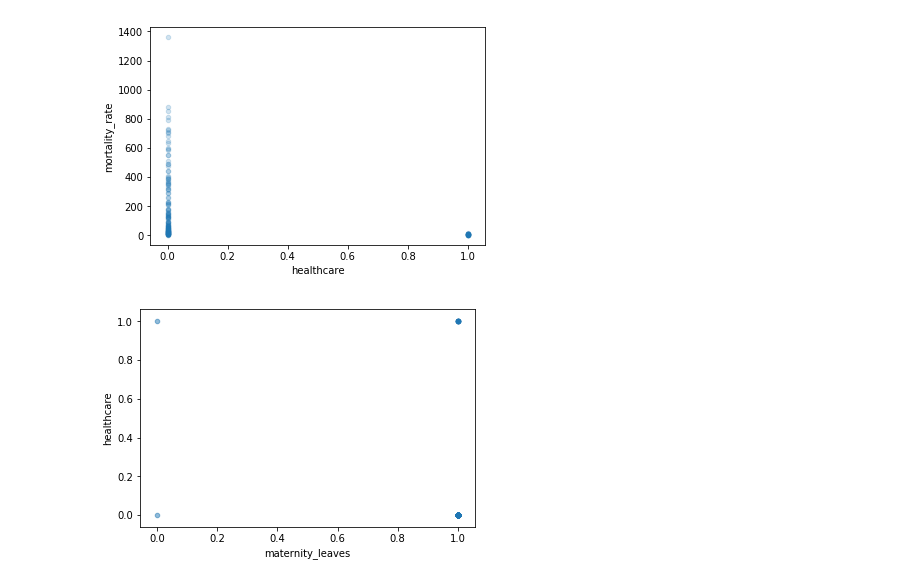
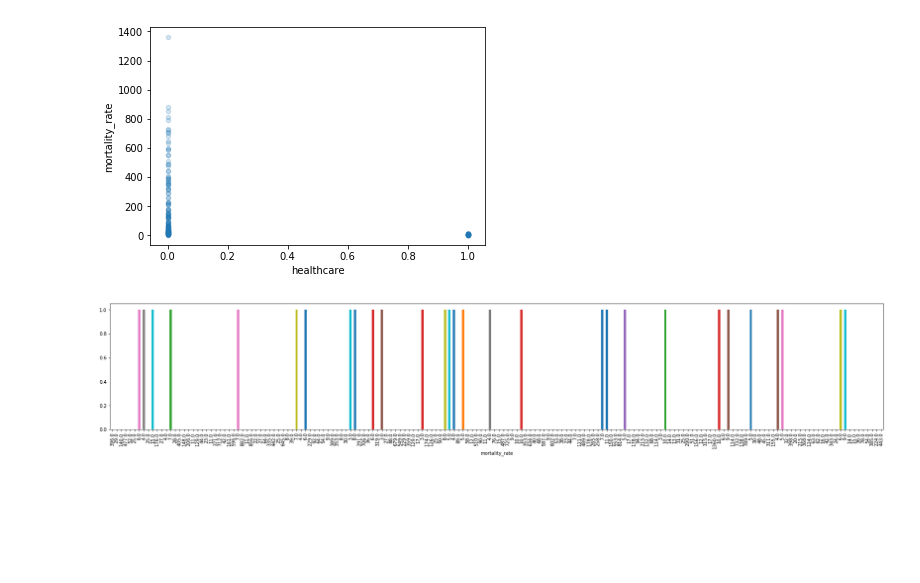
Before and after one commit to imamun93/Maternal_Mortality_Rate, a Jupyter notebook: WIP.ipynb, the cells around one changed output. Drawn from its saved outputs; the diff is of its cells as text; code cells hidden in the pictures; blank space fills up the shorter version.

Commit message:
graphs

```diff
--- a/WIP.ipynb
+++ b/WIP.ipynb
@@ -1149,6 +1149,6 @@ mrh= pop.plot(kind='scatter', x='healthcare', y='mortality_rate', alpha=.2) #sca
 # %% [output]
 [figure]
-# %%
-hm= pop.plot(kind='scatter', x='maternity_leaves', y='healthcare', alpha=.2) #scatter plot fertile rate vs. mortality rate
-# %% [output]
-[figure, removed]
+# %%
+mrh= pop.plot(kind='bar', y='healthcare', x='mortality_rate', legend=False, figsize=(30,5))
+# %% [output]
+[figure, added]
```
Also changed, not shown: parts of 13 cells of this notebook.
